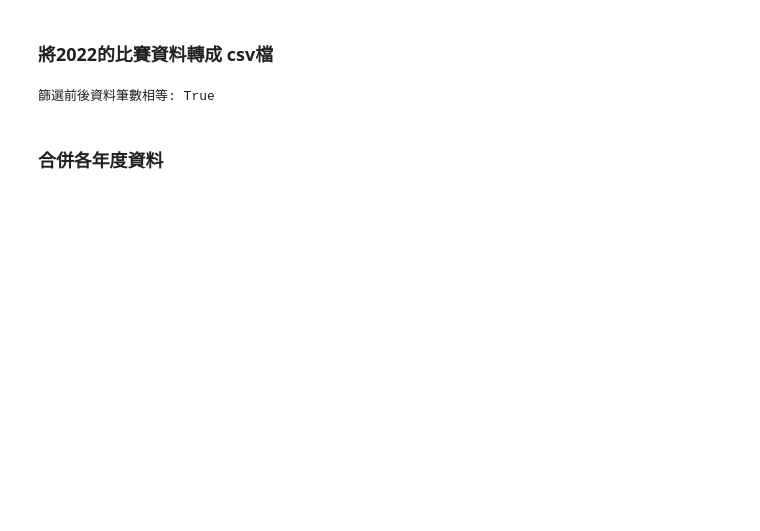
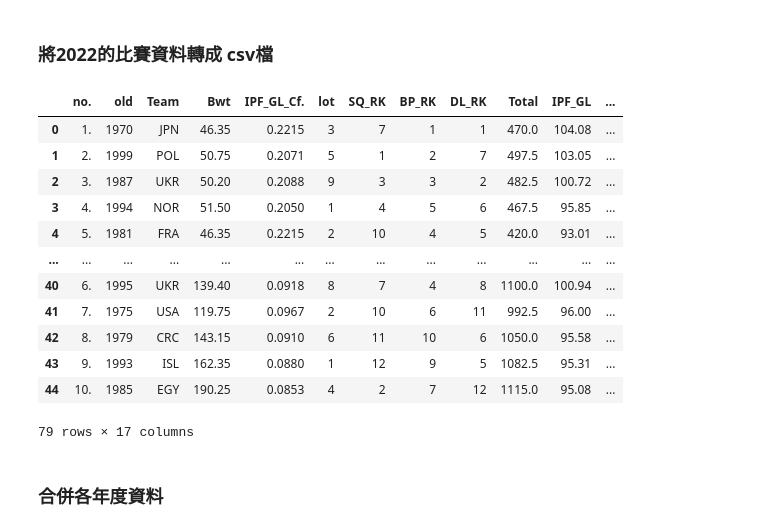
Before and after one commit to j189706783/predict_bp_dl, a Jupyter notebook: preprocess/preprocess.ipynb, the cells around one changed output. Saved outputs shown, nothing was run; the diff lists cells and outputs as text; code cells hidden in the pictures; blank space fills up the shorter version.

```diff
--- a/preprocess/preprocess.ipynb
+++ b/preprocess/preprocess.ipynb
@@ -544,29 +454,24 @@ df = pd.concat([dfWomen,dfMen])
-# %%
-#2022也有同樣問題，處理方式一樣
-#列出全部試舉的資料有包含失敗的試舉，所以要用總和去回推可能的試舉重量
-ary = df[['sq1','sq2','sq3','bp1','bp2','bp3','dl1','dl2','dl3','total']].to_numpy()
-lst = []
-for i in range(len(ary)):
-    lst.append(getTotalCombin(ary[i][:3],ary[i][3:6],ary[i][6:9],ary[i][-1]))
-
-cols = ['year','wc','gender','old', 'team', 'bwt', 'ipf_gl_cf.', 'lot', 'sq_rk', 'bp_rk', 'dl_rk','ipf_gl','pt','total']
-ary = df[cols].to_numpy()
-
-#有些選手的總和存在多種試舉組合，單看數字無法判斷哪種組合都是試舉失敗(raw用刪除線表示失敗)，後續用人工比對raw data找出正確組合
-lst_datas=[]
-for i in range(len(lst)):
-    for sbd in lst[i]:
-        lst_datas.append(np.append(ary[i],sbd))
-cols+=['sq','bp','dl']
-df = pd.DataFrame(lst_datas,columns=cols)
-# df.to_csv('./worldgame_2022_error.csv')
-#人工篩選完成
-df2022 = pd.read_csv('./worldgame_2022.csv',index_col=0)
-df = pd.read_csv('./worldgame_2022_error.csv',index_col=0)
-bln = len(df[['year','wc','gender','old','team','bwt','ipf_gl_cf.','lot','sq_rk','bp_rk','dl_rk','total','ipf_gl']].drop_duplicates()) == len(df2022)
-print("篩選前後資料筆數相等:",bln)
-# %% [output]
-篩選前後資料筆數相等: True
+# %%
+dfMen = word_game_2017_22_PDF2DataFrame("./raw_data/2022men.pdf",'Best',True)
+dfWomen = word_game_2017_22_PDF2DataFrame("./raw_data/2022women.pdf",'Best',False)
+
+df = pd.concat([dfWomen,dfMen])
+df.to_csv('./preprocess/worldgame_2022.csv')
+df
+# %% [output]
+|  | no. | old | Team | Bwt | IPF_GL_Cf. | lot | SQ_RK | BP_RK | DL_RK | Total | IPF_GL | ... |
+| 0 | 1. | 1970 | JPN | 46.35 | 0.2215 | 3 | 7 | 1 | 1 | 470.0 | 104.08 | ... |
+| 1 | 2. | 1999 | POL | 50.75 | 0.2071 | 5 | 1 | 2 | 7 | 497.5 | 103.05 | ... |
+| 2 | 3. | 1987 | UKR | 50.20 | 0.2088 | 9 | 3 | 3 | 2 | 482.5 | 100.72 | ... |
+| 3 | 4. | 1994 | NOR | 51.50 | 0.2050 | 1 | 4 | 5 | 6 | 467.5 | 95.85 | ... |
+| 4 | 5. | 1981 | FRA | 46.35 | 0.2215 | 2 | 10 | 4 | 5 | 420.0 | 93.01 | ... |
+| ... | ... | ... | ... | ... | ... | ... | ... | ... | ... | ... | ... | ... |
+| 40 | 6. | 1995 | UKR | 139.40 | 0.0918 | 8 | 7 | 4 | 8 | 1100.0 | 100.94 | ... |
+| 41 | 7. | 1975 | USA | 119.75 | 0.0967 | 2 | 10 | 6 | 11 | 992.5 | 96.00 | ... |
+| 42 | 8. | 1979 | CRC | 143.15 | 0.0910 | 6 | 11 | 10 | 6 | 1050.0 | 95.58 | ... |
+| 43 | 9. | 1993 | ISL | 162.35 | 0.0880 | 1 | 12 | 9 | 5 | 1082.5 | 95.31 | ... |
+| 44 | 10. | 1985 | EGY | 190.25 | 0.0853 | 4 | 2 | 7 | 12 | 1115.0 | 95.08 | ... |
+79 rows × 17 columns
 # %% [markdown]
 ### 合併各年度資料
 # %%
```
Also changed, not shown: parts of 28 cells of this notebook, 16 other files.
